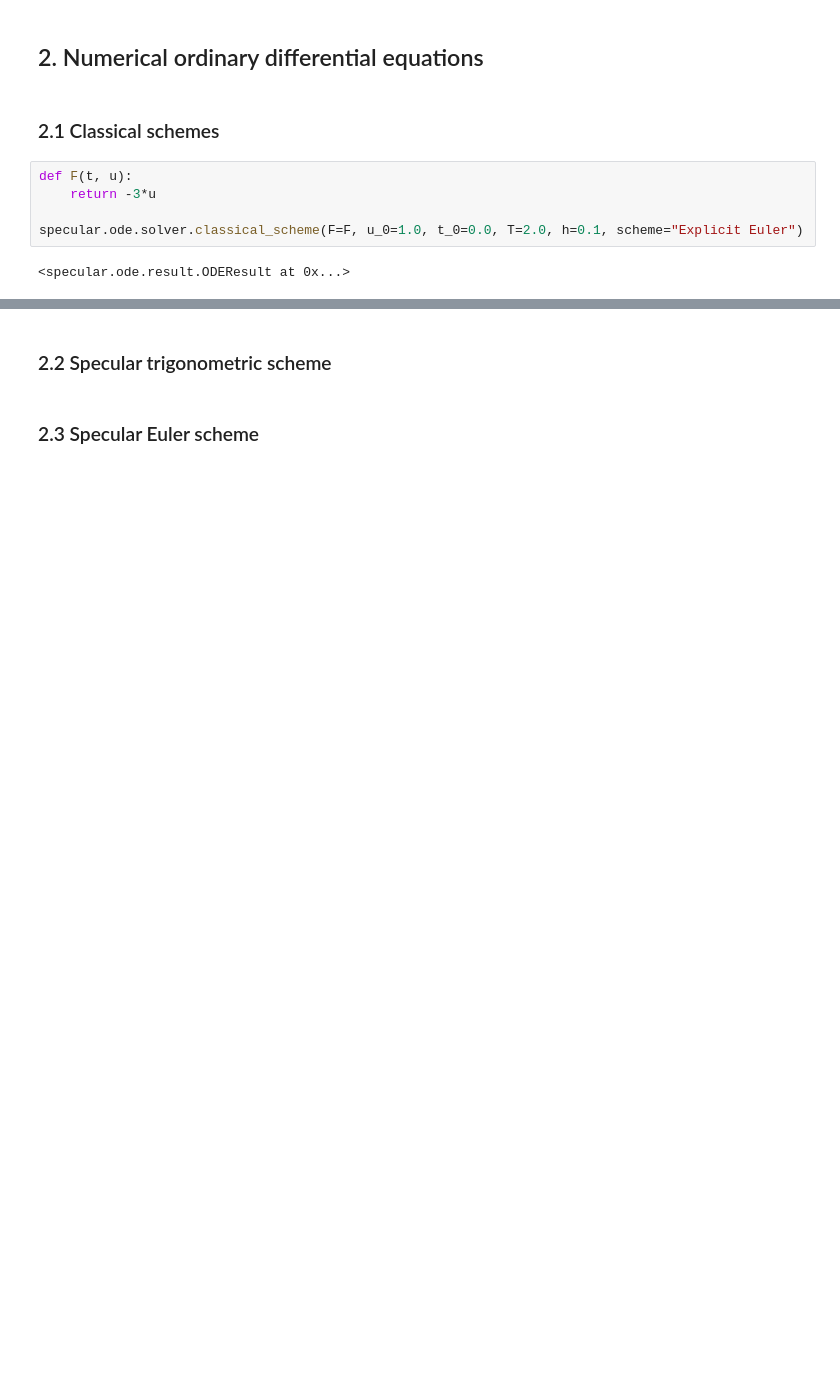
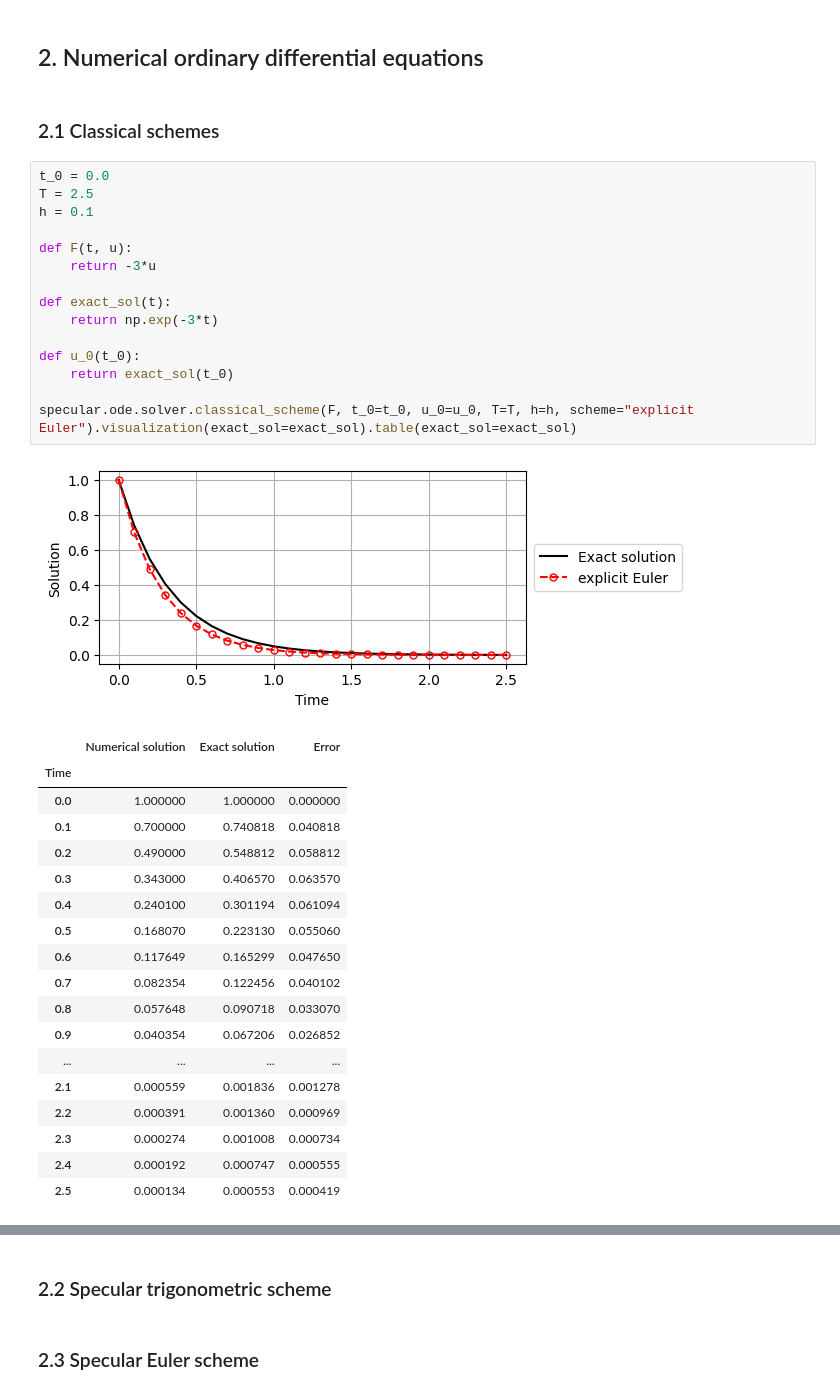
Before and after one commit to kyjung2357/specular-differentiation, a Jupyter notebook: docs/2. Numerical ordinary differential equations.ipynb, the cells around one changed output, grey strips where cells are left out. Cells and saved outputs as stored; diff of their text form; blank space fills up the shorter version.

```diff
--- a/docs/2. Numerical ordinary differential equations.ipynb
+++ b/docs/2. Numerical ordinary differential equations.ipynb
@@ -7,10 +6,38 @@ import matplotlib.pyplot as plt
 # %% [markdown]
 ### 2.1 Classical schemes
 # %%
+t_0 = 0.0
+T = 2.5
+h = 0.1
+
 def F(t, u):
     return -3*u
 
-specular.ode.solver.classical_scheme(F=F, u_0=1.0, t_0=0.0, T=2.0, h=0.1, scheme="Explicit Euler")
+def exact_sol(t):
+    return np.exp(-3*t)
+
+def u_0(t_0):
+    return exact_sol(t_0)
+
+specular.ode.solver.classical_scheme(F, t_0=t_0, u_0=u_0, T=T, h=h, scheme="explicit Euler").visualization(exact_sol=exact_sol).table(exact_sol=exact_sol)
 # %% [output]
-<specular.ode.result.ODEResult at 0x...>
+[figure, added]
+|  | Numerical solution | Exact solution | Error |
+| Time |  |  |  |
+| 0.0 | 1.000000 | 1.000000 | 0.000000 |
+| 0.1 | 0.700000 | 0.740818 | 0.040818 |
+| 0.2 | 0.490000 | 0.548812 | 0.058812 |
+| 0.3 | 0.343000 | 0.406570 | 0.063570 |
+| 0.4 | 0.240100 | 0.301194 | 0.061094 |
+| 0.5 | 0.168070 | 0.223130 | 0.055060 |
+| 0.6 | 0.117649 | 0.165299 | 0.047650 |
+| 0.7 | 0.082354 | 0.122456 | 0.040102 |
+| 0.8 | 0.057648 | 0.090718 | 0.033070 |
+| 0.9 | 0.040354 | 0.067206 | 0.026852 |
+| ... | ... | ... | ... |
+| 2.1 | 0.000559 | 0.001836 | 0.001278 |
+| 2.2 | 0.000391 | 0.001360 | 0.000969 |
+| 2.3 | 0.000274 | 0.001008 | 0.000734 |
+| 2.4 | 0.000192 | 0.000747 | 0.000555 |
+| 2.5 | 0.000134 | 0.000553 | 0.000419 |
 # %%
```
Also changed, not shown: parts of 7 cells of this notebook, 2 other files.
